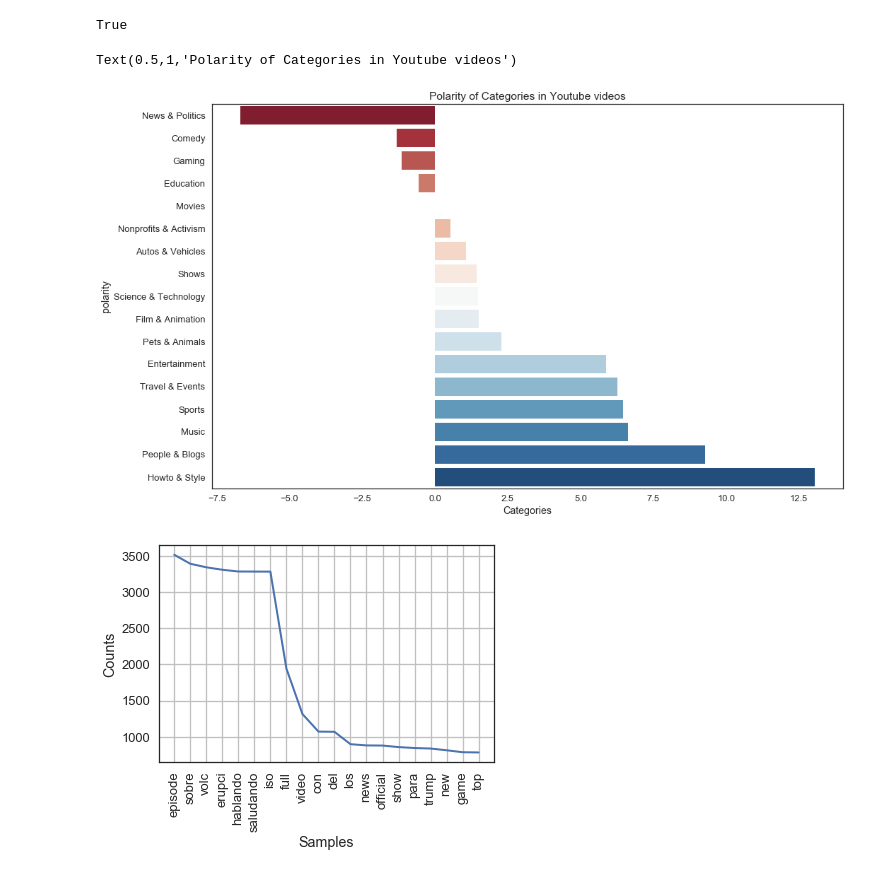
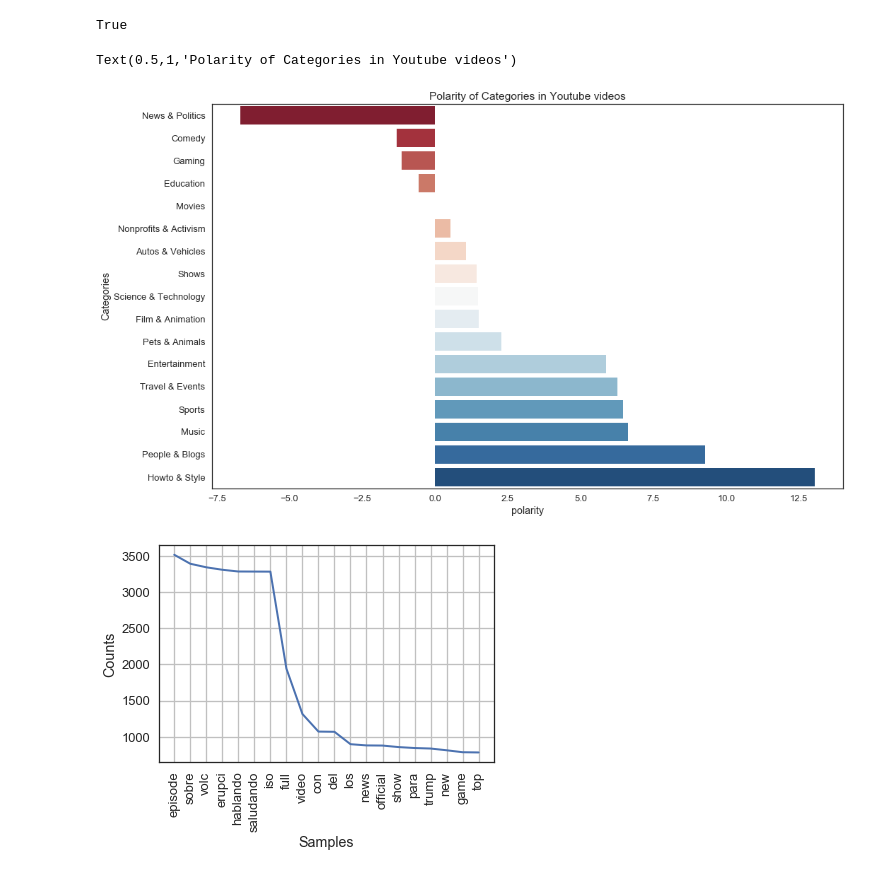
Before and after one commit to emami06/TrendingVideoYouTube, a Jupyter notebook: YouTube+EDA.ipynb, the cells around one changed output. Cells and saved outputs as stored; diff of their text form; code cells hidden in the pictures.

```diff
--- a/YouTube+EDA.ipynb
+++ b/YouTube+EDA.ipynb
@@ -483,36 +483,36 @@ for cate in category_list:
     word_tokens = word_tokenize(tags_word)
     filtered_sentence = [w for w in word_tokens if not w in en_stopwords]
     without_single_chr = [word for word in filtered_sentence if len(word) > 2]
 
 # Remove numbers
     cleaned_data_title = [word for word in without_single_chr if not word.isdigit()]
 
 # Calculate frequency distribution
     word_dist = nltk.FreqDist(cleaned_data_title)
     hnhk = pd.DataFrame(word_dist.most_common(MAX_N),
                     columns=['Word', 'Frequency'])
 
     compound = .0
     for word in hnhk['Word'].head(MAX_N):
         compound += SentimentIntensityAnalyzer().polarity_scores(word)['compound']
 
     polarities.append(compound)
 
 category_list = pd.DataFrame(category_list)
 polarities = pd.DataFrame(polarities)
 tags_sentiment = pd.concat([category_list,polarities],axis=1)
 tags_sentiment.columns = ['category','polarity']
 tags_sentiment=tags_sentiment.sort_values('polarity').reset_index()
 
 plt.figure(figsize=(16,10))
 sns.set(style="white",context="talk")
 ax = sns.barplot(x=tags_sentiment['polarity'],y=tags_sentiment['category'], data=tags_sentiment,orient='h',palette="RdBu")
-plt.xlabel("Categories")
-plt.ylabel("polarity")
+plt.xlabel("polarity")
+plt.ylabel("Categories")
 plt.title("Polarity of Categories in Youtube videos")
 # %% [output]
 Text(0.5,1,'Polarity of Categories in Youtube videos')
-[figure, old version]
+[figure, new version]
 # %%
 title_word = data['title'].str.lower().str.cat(sep=' ')
 
```
Also changed, not shown: parts of 6 cells of this notebook.
